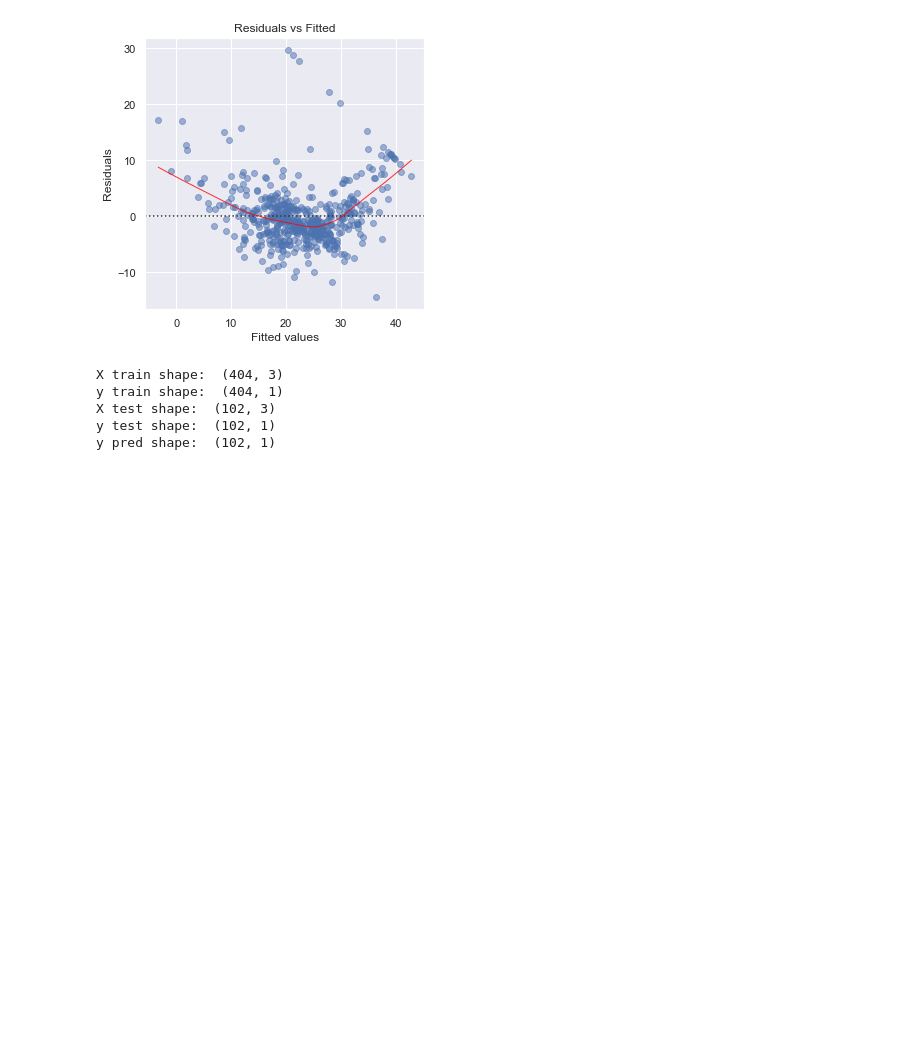
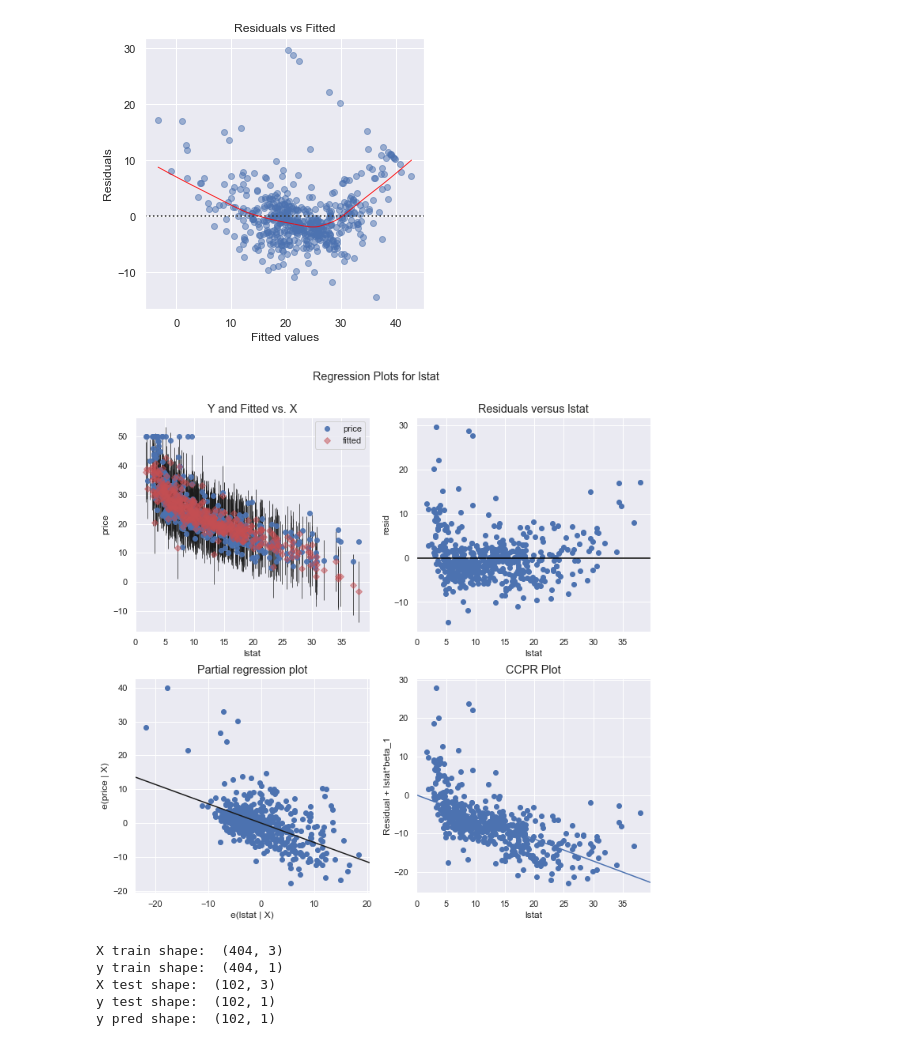
Before and after one commit to PythonKatie/Boston_Housing_Price, a Jupyter notebook: Boston Housing Price.ipynb, the cells around one changed output. Saved outputs shown, nothing was run; the diff lists cells and outputs as text; code cells hidden in the pictures; blank space fills up the shorter version.

```diff
--- a/Boston Housing Price.ipynb
+++ b/Boston Housing Price.ipynb
@@ -286,7 +282,15 @@ Text(0, 0.5, 'Residuals')
 # %%
 # In the residual vs fitted plot above, the red line is not horizontal and instead has a smile shape.
 # But the data does is more or less randomly scattered around the mean and does not have a very definitive shape.
 # It therefore does not satisfy the linearity assumption but satisfies the homoscedasticity assumption.
+
+#The below figure produces four regression plots for lstat
+fig = plt.figure(figsize=(10,10))
+
+# pass in the model as the first parameter, then specify the Predictor variable we want to analyze
+fig = sm.graphics.plot_regress_exog(HousingPrice_MLmodel, "lstat", fig=fig)
+# %% [output]
+[figure, added]
 # %%
 ## Now we will use Train Test method to check the prediction power of our model
 # %%
```
Also changed, not shown: parts of 5 cells of this notebook.
